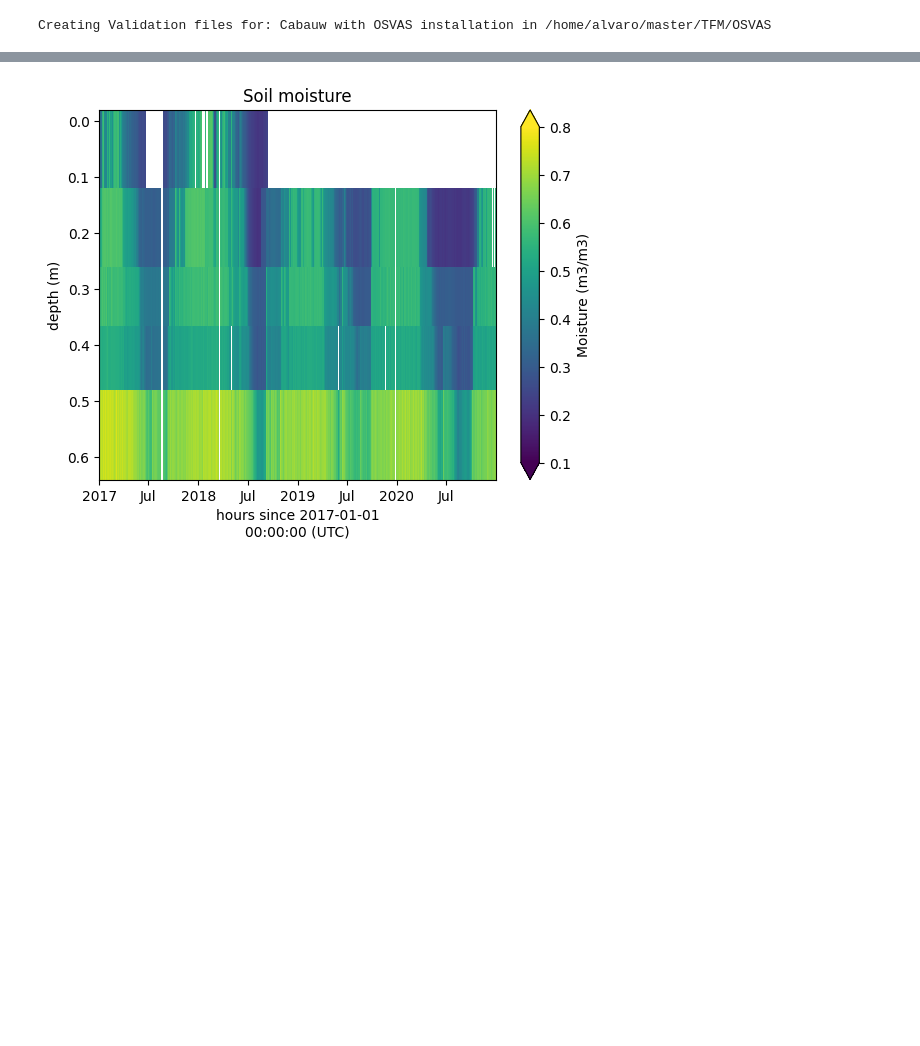
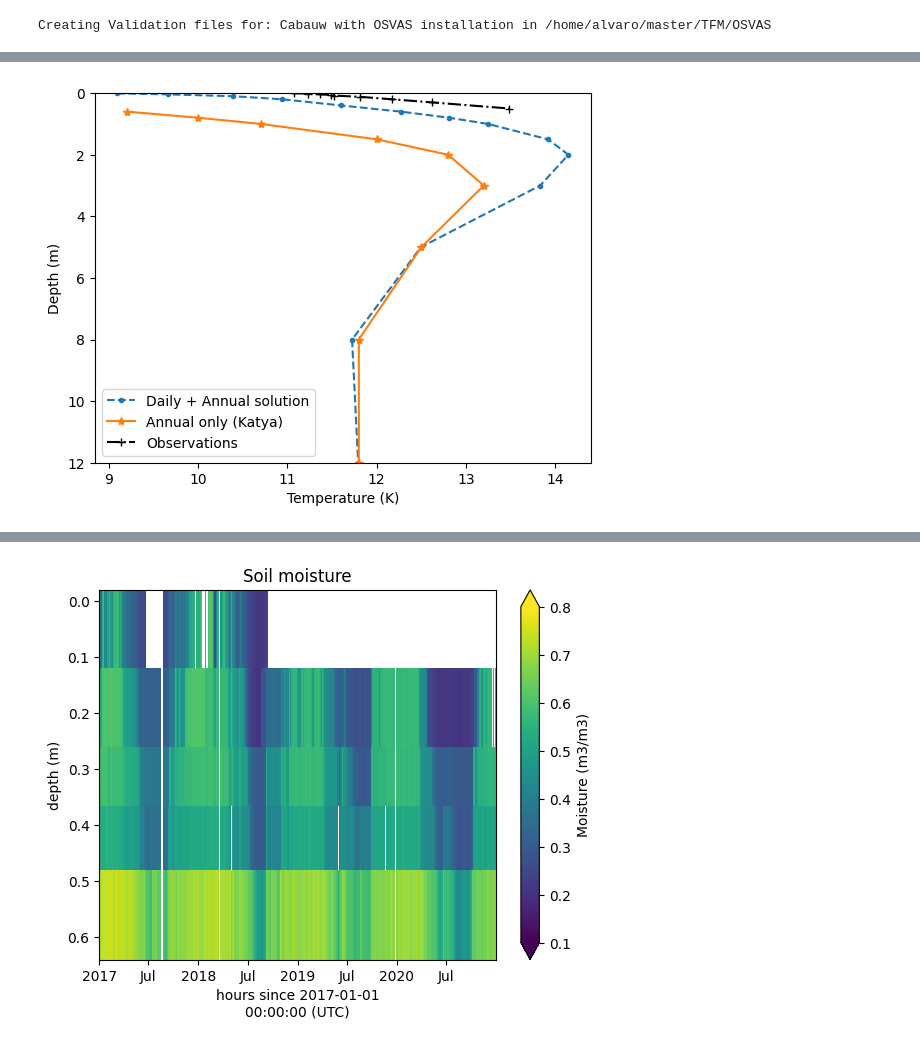
Before and after one commit to Alvaro-Morion/OSVAS, a Jupyter notebook: scripts/notebooks/profiles_test.ipynb, the cells around one changed output, grey strips where cells are left out. Cells and saved outputs as stored; diff of their text form; code cells hidden in the pictures; blank space fills up the shorter version.

```diff
--- a/scripts/notebooks/profiles_test.ipynb
+++ b/scripts/notebooks/profiles_test.ipynb
@@ -139,3 +343,19 @@ plt.show()
+# %%
+# Initialization profile
+coef, Tz = compute_heat_equation_solution(temp, [np.datetime64("2017-11-01 00:00:00")], [0.01,0.04,0.10,0.20,0.40,0.60,0.80,1.00,1.50,2.00,3.00,5.00,8.00,12.00], coef)
+# %%
+annual = [9.2, 10, 10.7, 12.0, 12.8, 13.2, 12.5, 11.8, 11.8]
+plt.plot(Tz, Tz.depth, '.--', label = "Daily + Annual solution")
+plt.plot(annual, [.6, .8, 1, 1.5, 2, 3, 5, 8, 12], '*-', label = "Annual only (Katya)")
+plt.plot(temp.sel(time = "2017-11-01 00:00:00"), temp.depth, 'k+-.', label = "Observations")
+plt.ylabel("Depth (m)")
+plt.xlabel("Temperature (K)")
+plt.legend()
+plt.gca().invert_yaxis
+plt.ylim((12,0))
+plt.show()
+# %% [output]
+[figure, added]
 # %%
 # Initialise using the X*_{SURF/ROOT/DEEP} fields
 temp_surf = temp.sel(depth = temp.depth <= 0.05, time=temp.time[0]).mean('depth') + 273.15
```
Also changed, not shown: parts of 12 cells of this notebook, 1 other file.
